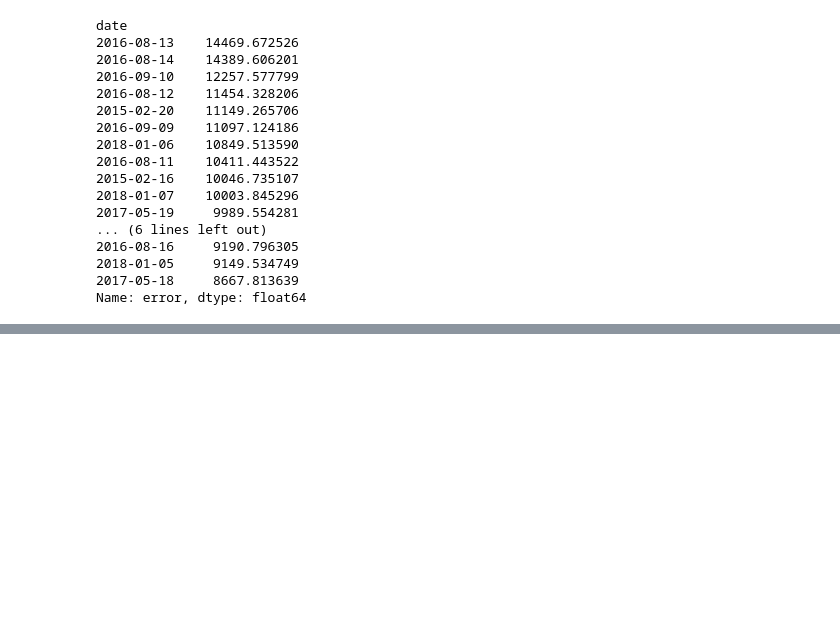
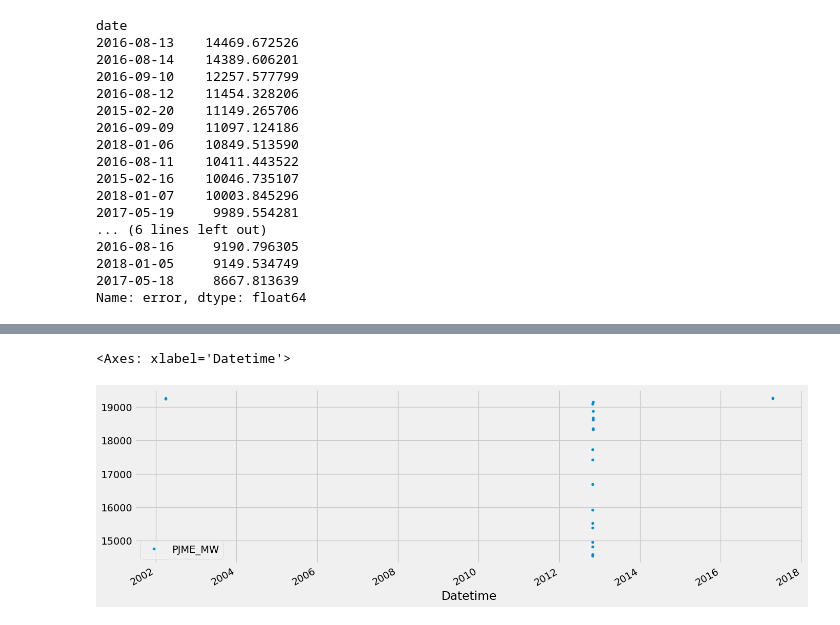
Before and after one commit to CB200999/TimeSeriesForcasting, a Jupyter notebook: TimeSeriesForcasting_with_XGBoost_EnergyConsumption.ipynb, the cells around one changed output, grey strips where cells are left out. Drawn from its saved outputs; the diff is of its cells as text; code cells hidden in the pictures; blank space fills up the shorter version.

```diff
--- a/TimeSeriesForcasting_with_XGBoost_EnergyConsumption.ipynb
+++ b/TimeSeriesForcasting_with_XGBoost_EnergyConsumption.ipynb
@@ -237,0 +245,5 @@ Name: error, dtype: float64
+# %%
+df.query('PJME_MW < 19_300').plot(figsize=(15,5), style='.')
+# %% [output]
+<Axes: xlabel='Datetime'>
+[figure, added]
```
Also changed, not shown: parts of 6 cells of this notebook.
